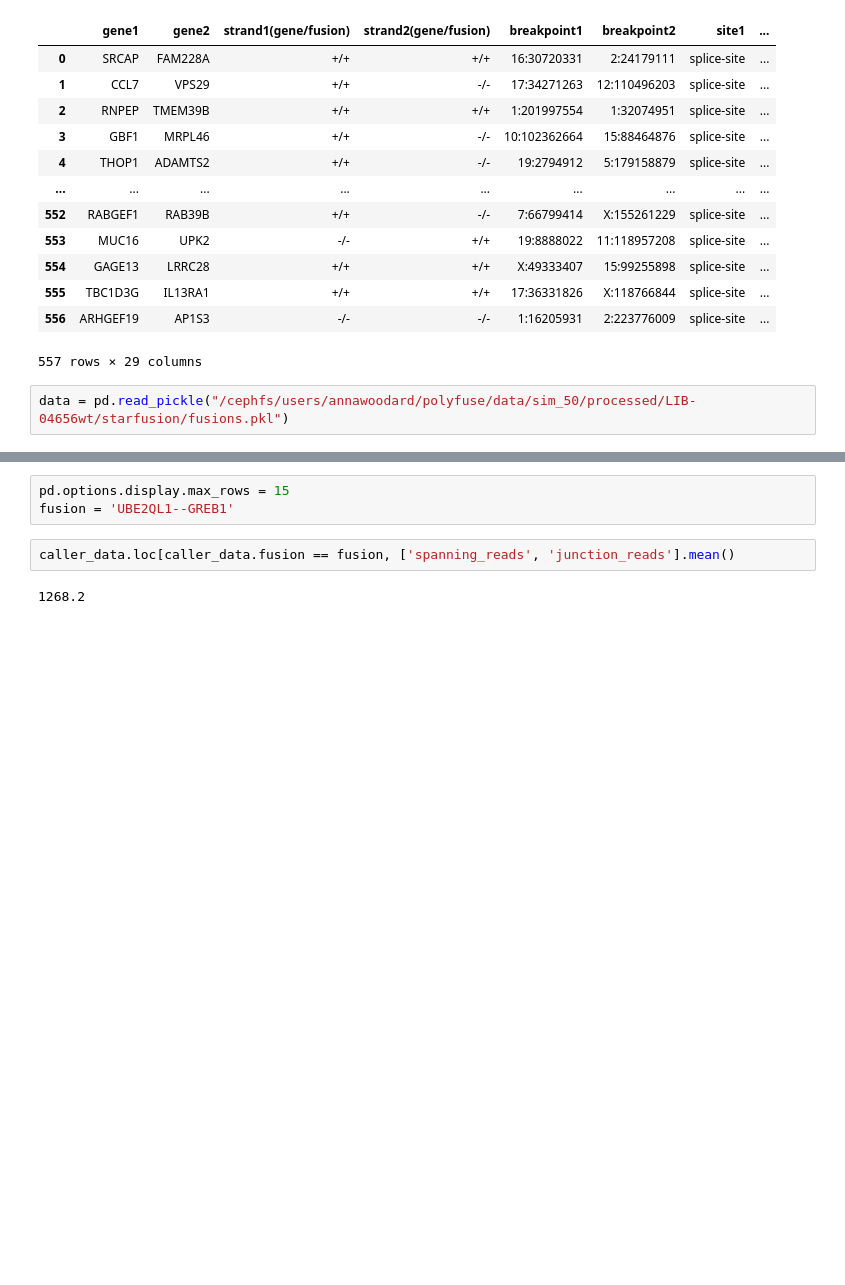
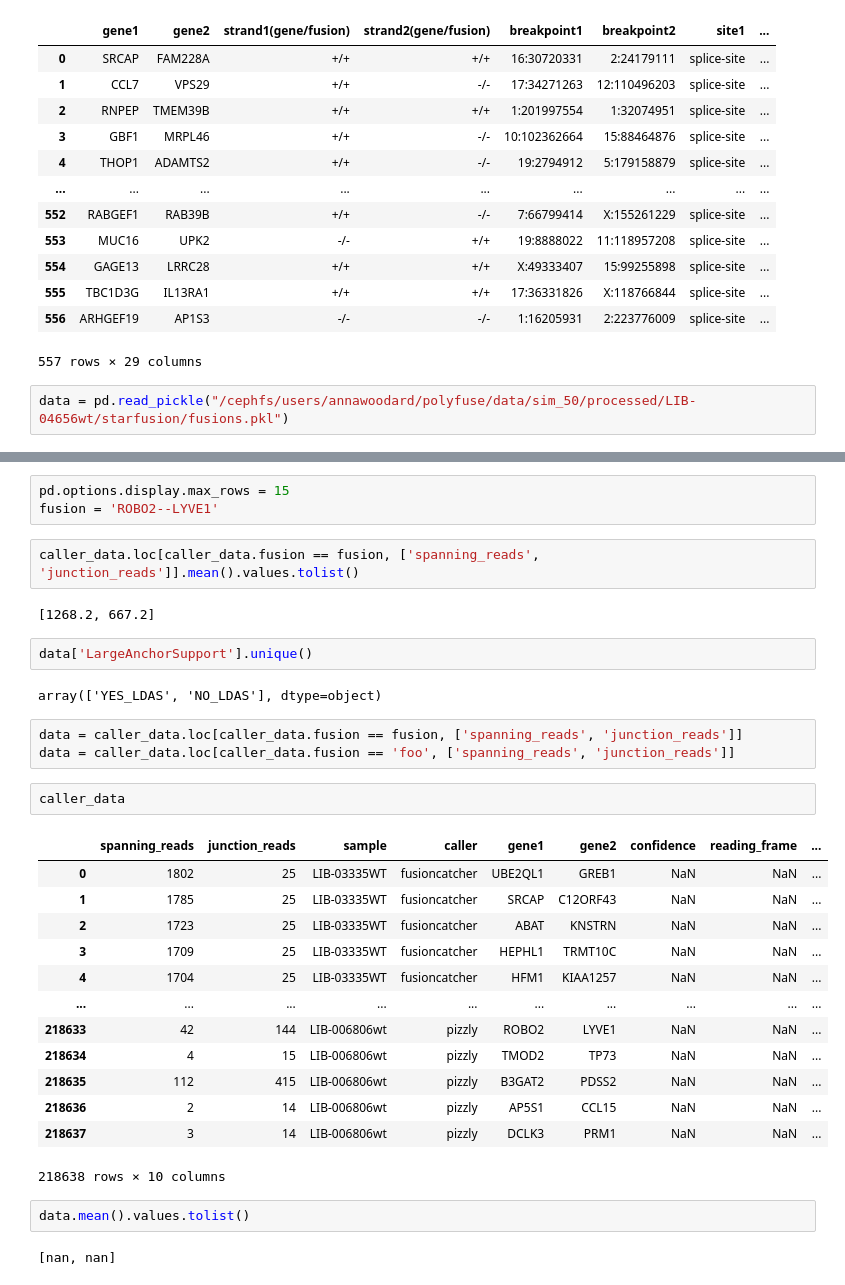
Before and after one commit to olopade-lab/fusion-ensembler, a Jupyter notebook: notebooks/polyfuse-50.ipynb, the cells around one changed output, grey strips where cells are left out. Saved outputs shown, nothing was run; the diff lists cells and outputs as text; blank space fills up the shorter version.

```diff
--- a/notebooks/polyfuse-50.ipynb
+++ b/notebooks/polyfuse-50.ipynb
@@ -268,7 +263,34 @@ data
 # %%
 pd.options.display.max_rows = 15
-fusion = 'UBE2QL1--GREB1'
+fusion = 'ROBO2--LYVE1'
 # %%
-caller_data.loc[caller_data.fusion == fusion, ['spanning_reads', 'junction_reads'].mean()
+caller_data.loc[caller_data.fusion == fusion, ['spanning_reads', 'junction_reads']].mean().values.tolist()
 # %% [output]
-1268.2
+[1268.2, 667.2]
+# %%
+data['LargeAnchorSupport'].unique()
+# %% [output]
+array(['YES_LDAS', 'NO_LDAS'], dtype=object)
+# %%
+data = caller_data.loc[caller_data.fusion == fusion, ['spanning_reads', 'junction_reads']]
+data = caller_data.loc[caller_data.fusion == 'foo', ['spanning_reads', 'junction_reads']]
+# %%
+caller_data
+# %% [output]
+|  | spanning_reads | junction_reads | sample | caller | gene1 | gene2 | confidence | reading_frame | ... |
+| 0 | 1802 | 25 | LIB-03335WT | fusioncatcher | UBE2QL1 | GREB1 | NaN | NaN | ... |
+| 1 | 1785 | 25 | LIB-03335WT | fusioncatcher | SRCAP | C12ORF43 | NaN | NaN | ... |
+| 2 | 1723 | 25 | LIB-03335WT | fusioncatcher | ABAT | KNSTRN | NaN | NaN | ... |
+| 3 | 1709 | 25 | LIB-03335WT | fusioncatcher | HEPHL1 | TRMT10C | NaN | NaN | ... |
+| 4 | 1704 | 25 | LIB-03335WT | fusioncatcher | HFM1 | KIAA1257 | NaN | NaN | ... |
+| ... | ... | ... | ... | ... | ... | ... | ... | ... | ... |
+| 218633 | 42 | 144 | LIB-006806wt | pizzly | ROBO2 | LYVE1 | NaN | NaN | ... |
+| 218634 | 4 | 15 | LIB-006806wt | pizzly | TMOD2 | TP73 | NaN | NaN | ... |
+| 218635 | 112 | 415 | LIB-006806wt | pizzly | B3GAT2 | PDSS2 | NaN | NaN | ... |
+| 218636 | 2 | 14 | LIB-006806wt | pizzly | AP5S1 | CCL15 | NaN | NaN | ... |
+| 218637 | 3 | 14 | LIB-006806wt | pizzly | DCLK3 | PRM1 | NaN | NaN | ... |
+218638 rows × 10 columns
+# %%
+data.mean().values.tolist()
+# %% [output]
+[nan, nan]
```
Also changed, not shown: parts of 8 cells of this notebook, 2 other files.
